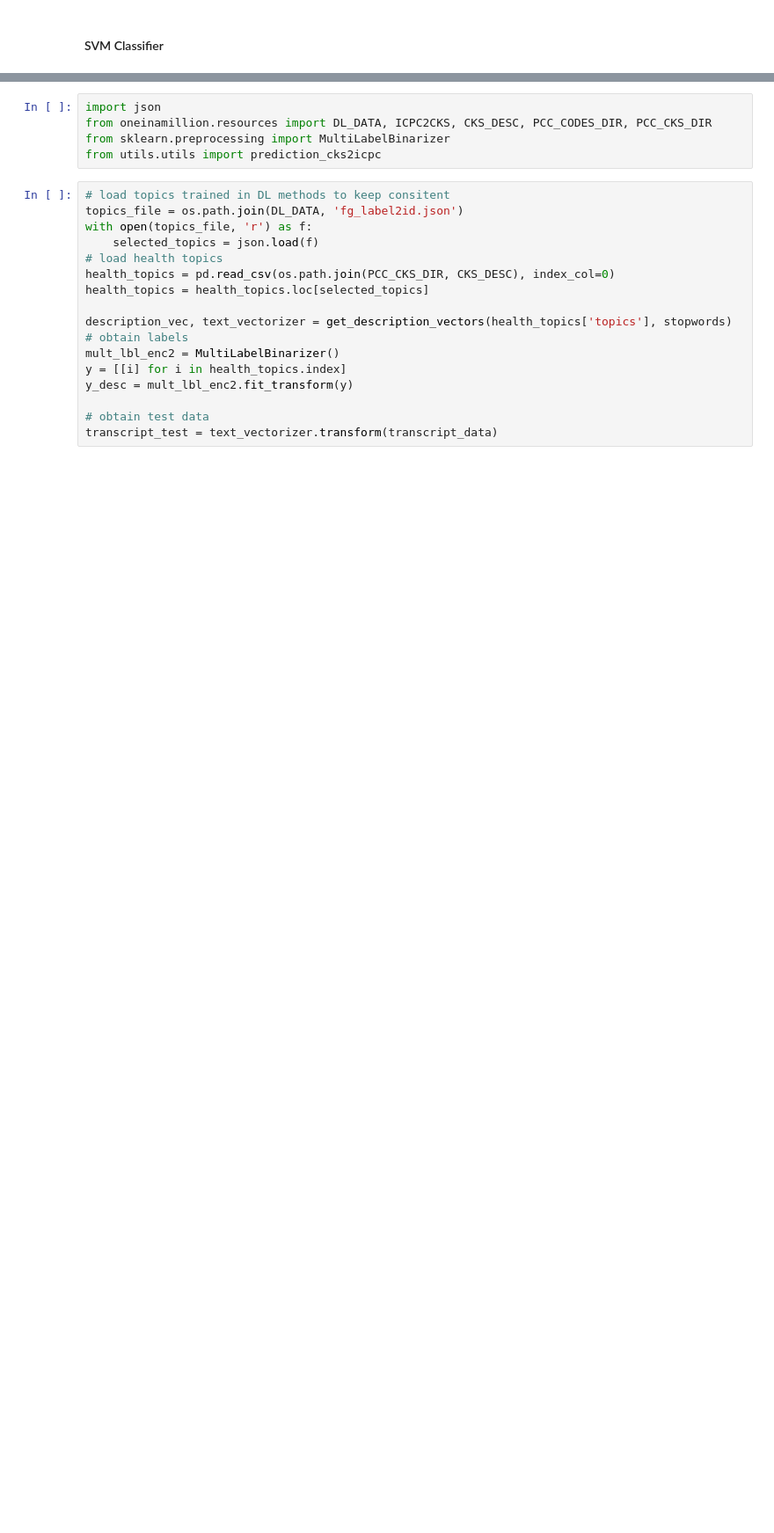
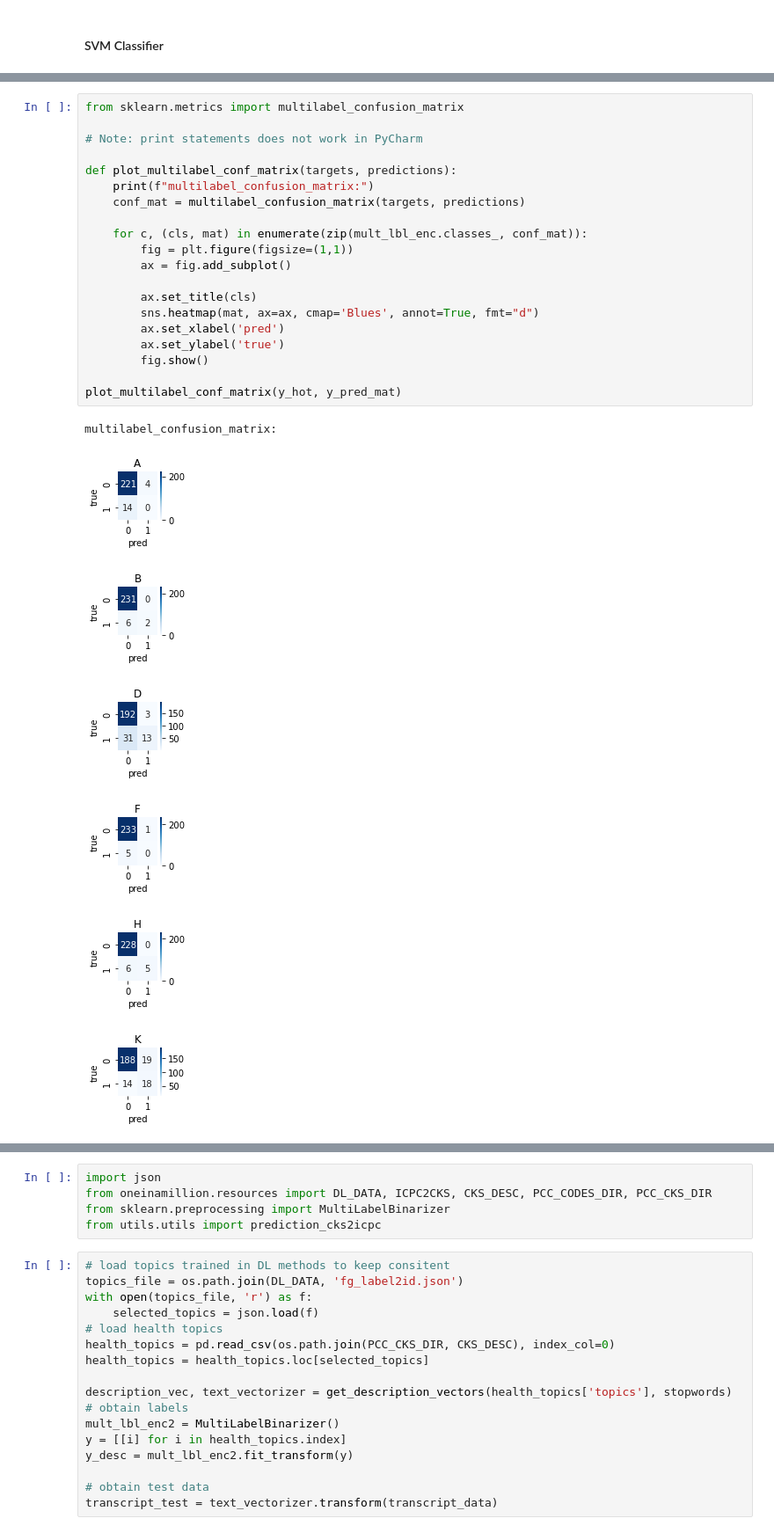
Before and after one commit to NLPforGPs/NLP-Primary-Care, a Jupyter notebook: classification.ipynb, the cells around one changed output, grey strips where cells are left out. Shown at 88% size. Drawn from its saved outputs; the diff is of its cells as text; blank space fills up the shorter version.

```diff
--- a/classification.ipynb
+++ b/classification.ipynb
@@ -257,0 +606,28 @@ print(evaluate_probabilities(y_hot, y_pred_probs))
+# %%
+from sklearn.metrics import multilabel_confusion_matrix
+
+# Note: print statements does not work in PyCharm
+
+def plot_multilabel_conf_matrix(targets, predictions):
+    print(f"multilabel_confusion_matrix:")
+    conf_mat = multilabel_confusion_matrix(targets, predictions)
+
+    for c, (cls, mat) in enumerate(zip(mult_lbl_enc.classes_, conf_mat)):
+        fig = plt.figure(figsize=(1,1))
+        ax = fig.add_subplot()
+
+        ax.set_title(cls)
+        sns.heatmap(mat, ax=ax, cmap='Blues', annot=True, fmt="d")
+        ax.set_xlabel('pred')
+        ax.set_ylabel('true')
+        fig.show()
+
+plot_multilabel_conf_matrix(y_hot, y_pred_mat)
+# %% [output]
+multilabel_confusion_matrix:
+[figure, added]
+[figure, added]
+[figure, added]
+[figure, added]
+[figure, added]
+[figure, added]
```
Also changed, not shown: parts of 64 cells of this notebook, 2 other files.
